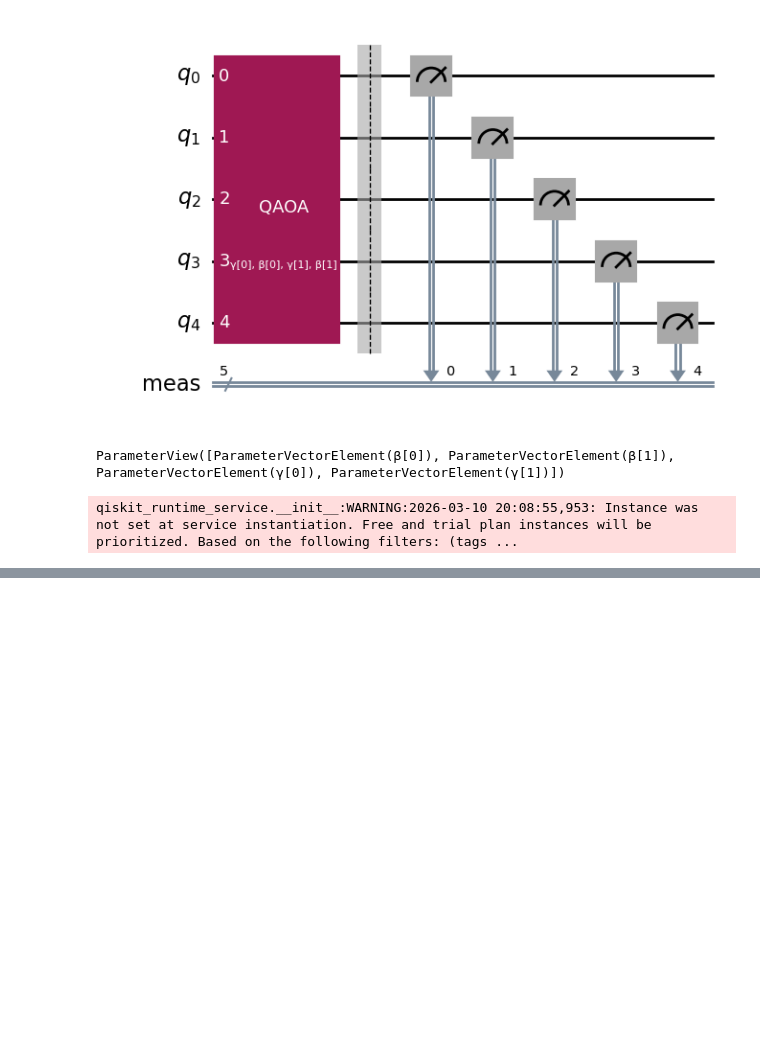
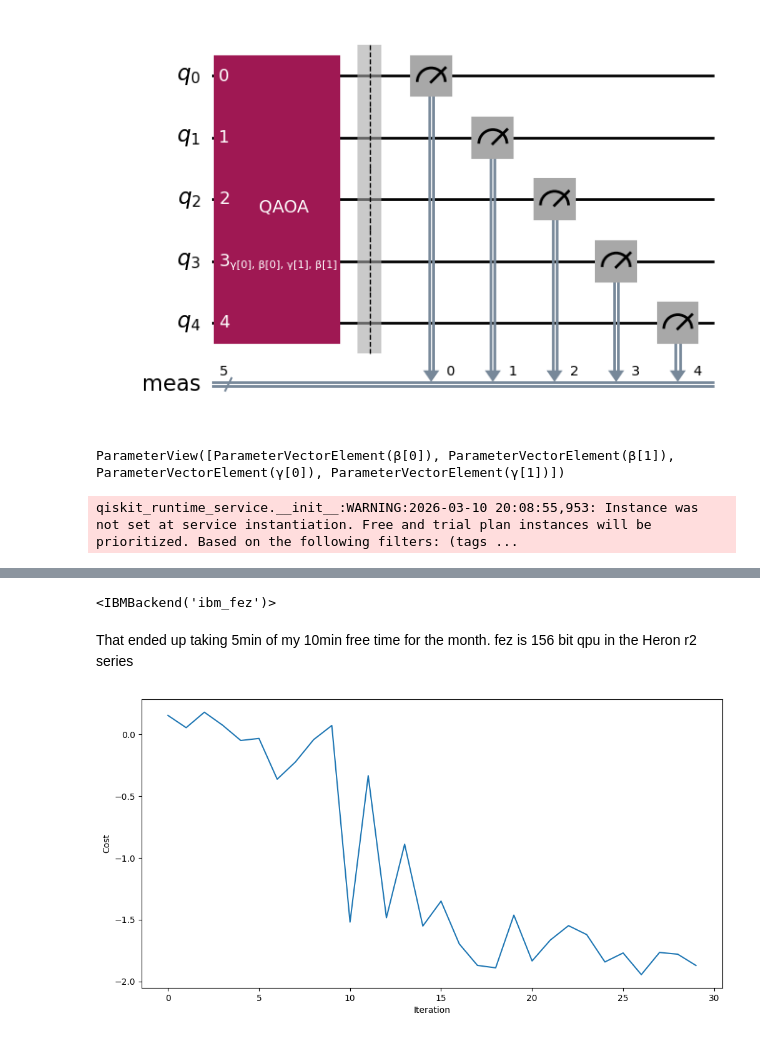
Before and after one commit to jpmorgen/qiskit, a Jupyter notebook: QAOA.ipynb, the cells around one changed output, grey strips where cells are left out. Drawn from its saved outputs; the diff is of its cells as text; code cells hidden in the pictures; blank space fills up the shorter version.

```diff
--- a/QAOA.ipynb
+++ b/QAOA.ipynb
@@ -147,0 +156,21 @@ RequestsApiError: '400 Client Error: Bad Request for url: https://quantum.cloud.
+# %%
+objective_func_vals = []  # Global variable
+
+# If using qiskit-ibm-runtime<0.24.0, change `mode=` to `session=`
+estimator = Estimator(mode=backend)
+estimator.options.default_shots = 1000
+
+# Set simple error suppression/mitigation options
+estimator.options.dynamical_decoupling.enable = True
+estimator.options.dynamical_decoupling.sequence_type = "XY4"
+estimator.options.twirling.enable_gates = True
+estimator.options.twirling.num_randomizations = "auto"
+
+result = minimize(
+    cost_func_estimator,
+    init_params,
+    args=(candidate_circuit, cost_hamiltonian, estimator),
+    method="COBYLA",
+    tol=1e-2,
+)
+print(result)
@@ -147,0 +185,14 @@ RequestsApiError: '400 Client Error: Bad Request for url: https://quantum.cloud.
+# %%
+ backend
+# %% [output]
+<IBMBackend('ibm_fez')>
+# %% [markdown]
+That ended up taking 5min of my 10min free time for the month.  fez is 156 bit qpu in the Heron r2 series
+# %%
+plt.figure(figsize=(12, 6))
+plt.plot(objective_func_vals)
+plt.xlabel("Iteration")
+plt.ylabel("Cost")
+plt.show()
+# %% [output]
+[figure, added]
```
Also changed, not shown: parts of 22 cells of this notebook, 1 other file.
